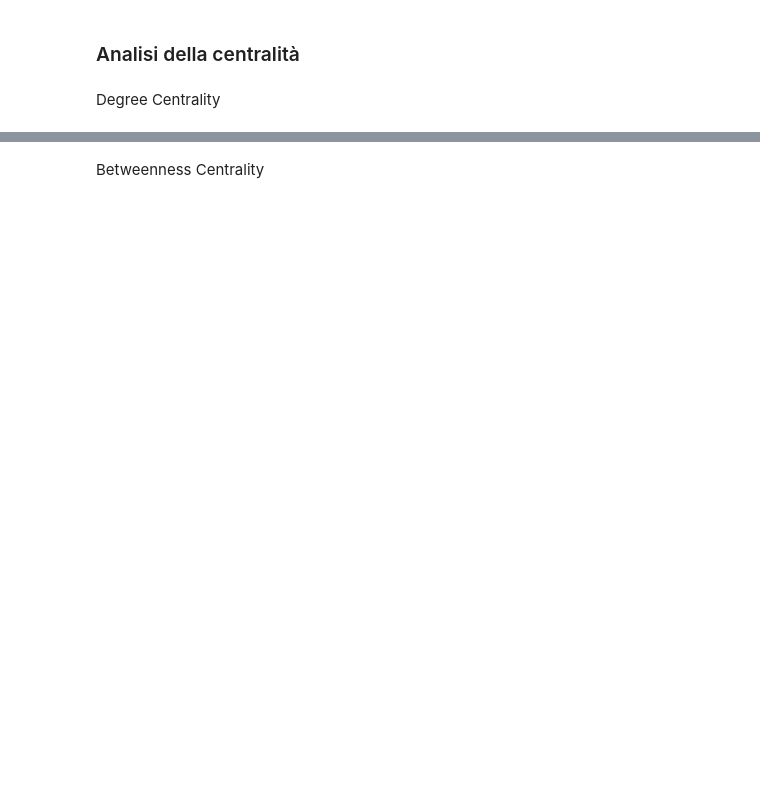
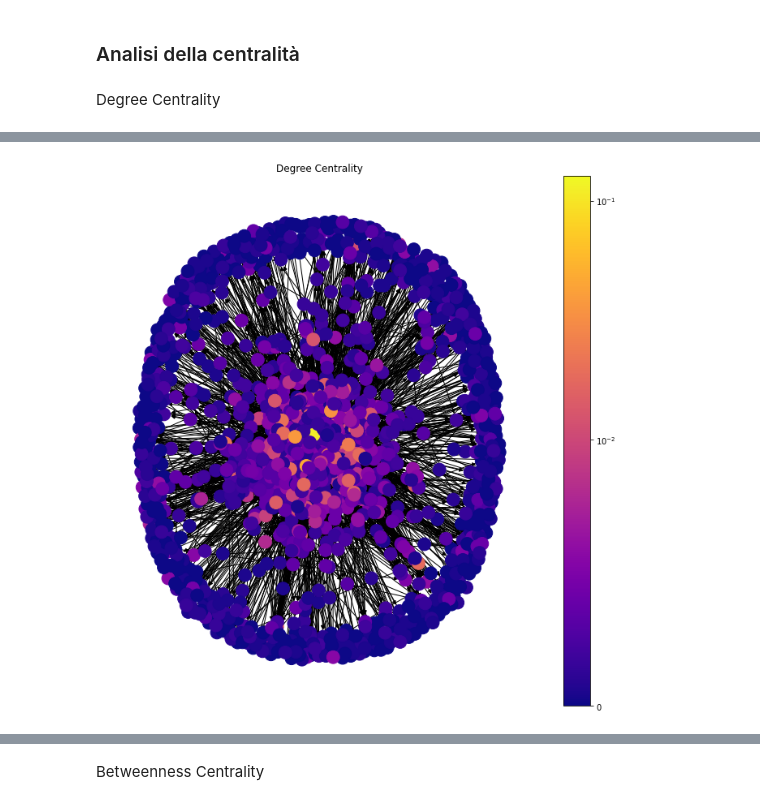
Before and after one commit to MatteoFerretti98/Project_NetworkX_Twitch, a Jupyter notebook: analisi_DE.ipynb, the cells around one changed output, grey strips where cells are left out. Saved outputs shown, nothing was run; the diff lists cells and outputs as text; code cells hidden in the pictures; blank space fills up the shorter version.

```diff
--- a/analisi_DE.ipynb
+++ b/analisi_DE.ipynb
@@ -61,4 +121,6 @@ sns.displot(list(deg.value()))
 # %%
 plt.figure(figsize=(12,12))
-pos = nx.spring_layout(graph)
-draw(graph, pos, deg, 'Degree Centrality')
+pos = nx.spring_layout(graph_sample)
+draw(graph_sample, pos_sample, deg, 'Degree Centrality')
+# %% [output]
+[figure, added]
```
Also changed, not shown: parts of 32 cells of this notebook, 2 other files.
